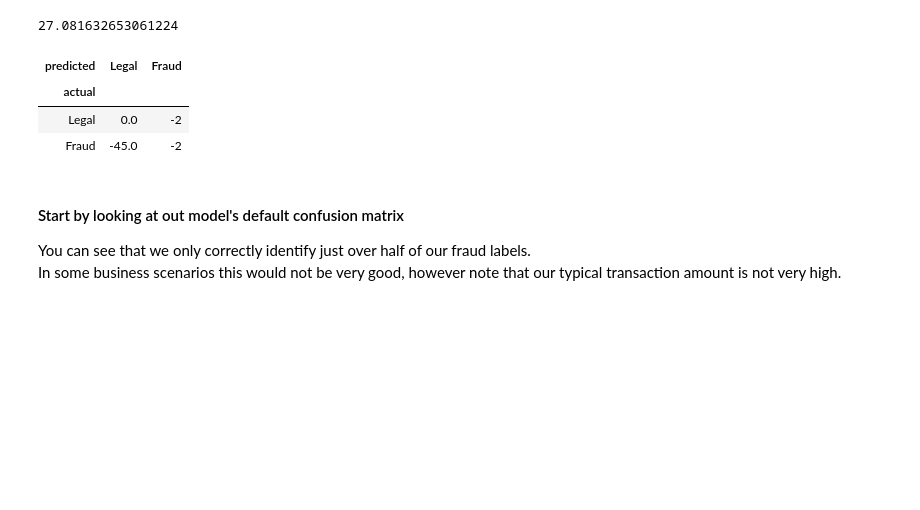
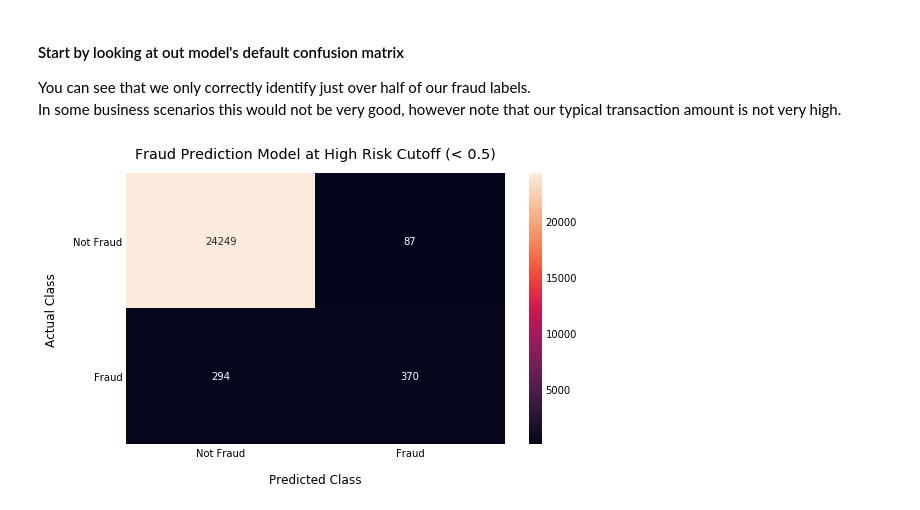
Before and after one commit to isaac-campbell-smith/BernoulliTrials_and_Tribulations, a Jupyter notebook: notebooks/Cost_Benefit_Analysis.ipynb, the cells around one changed output. Cells and saved outputs as stored; diff of their text form; code cells hidden in the pictures; blank space fills up the shorter version.

```diff
--- a/notebooks/Cost_Benefit_Analysis.ipynb
+++ b/notebooks/Cost_Benefit_Analysis.ipynb
@@ -18,7 +19,3 @@ y = df.pop('fraud')
 X_train, X_test, y_train, y_test = train_test_split(df, y, random_state=7, stratify=y)
 # %%
 preds_proba = clf.predict_proba(X_test)[:, 1]
-# %%
-y.sum() / 98
-# %% [output]
-27.081632653061224
@@ -30,14 +22,21 @@ print (total_fraud_per_hour[18:].sum())
-# %%
-cb_matrix = pd.DataFrame(data=[[0, -2], [-45.00, -2]], index=['Legal', 'Fraud'], columns=['Legal', 'Fraud'])
-cb_matrix.index.name = 'actual'
-cb_matrix.columns.name = 'predicted'
-cb_matrix
-# %% [output]
-| predicted | Legal | Fraud |
-| actual |  |  |
-| Legal | 0.0 | -2 |
-| Fraud | -45.0 | -2 |
 # %% [markdown]
 #### Start by looking at out model's default confusion matrix
 You can see that we only correctly identify just over half of our fraud labels. <br>
 In some business scenarios this would not be very good, however note that our typical transaction amount is not very high.
+# %%
+fig, ax = plt.subplots(figsize=(8, 5))
+#Catboost Classifier, like most Random Forest Models, classifies all rows of data
+    #with probability higher than 0.5 as a positive (or fraud in this case)
+    #I calculate the what classifies as fraud here explicitly to illustrate how we can manipulate this when necessary
+confusion_matrix = metrics.confusion_matrix(y_test, (preds_proba > .5).astype(int))
+
+sn.heatmap(confusion_matrix, fmt='', annot=True, cbar=True, ax=ax)
+ax.set_xlabel('Predicted Class', labelpad=15)
+ax.xaxis.set_ticklabels(['Not Fraud', 'Fraud'])
+ax.set_ylabel('Actual Class', labelpad=15)
+ax.yaxis.set_ticklabels(['Not Fraud', 'Fraud'], rotation=360)
+ax.set_title('Fraud Prediction Model at High Risk Cutoff (< 0.5)', pad=15)
+fig.tight_layout()
+#plt.savefig('../visuals/confusion_default.png')
+# %% [output]
+[figure, added]
```
Also changed, not shown: parts of 24 cells of this notebook, 6 other files.
